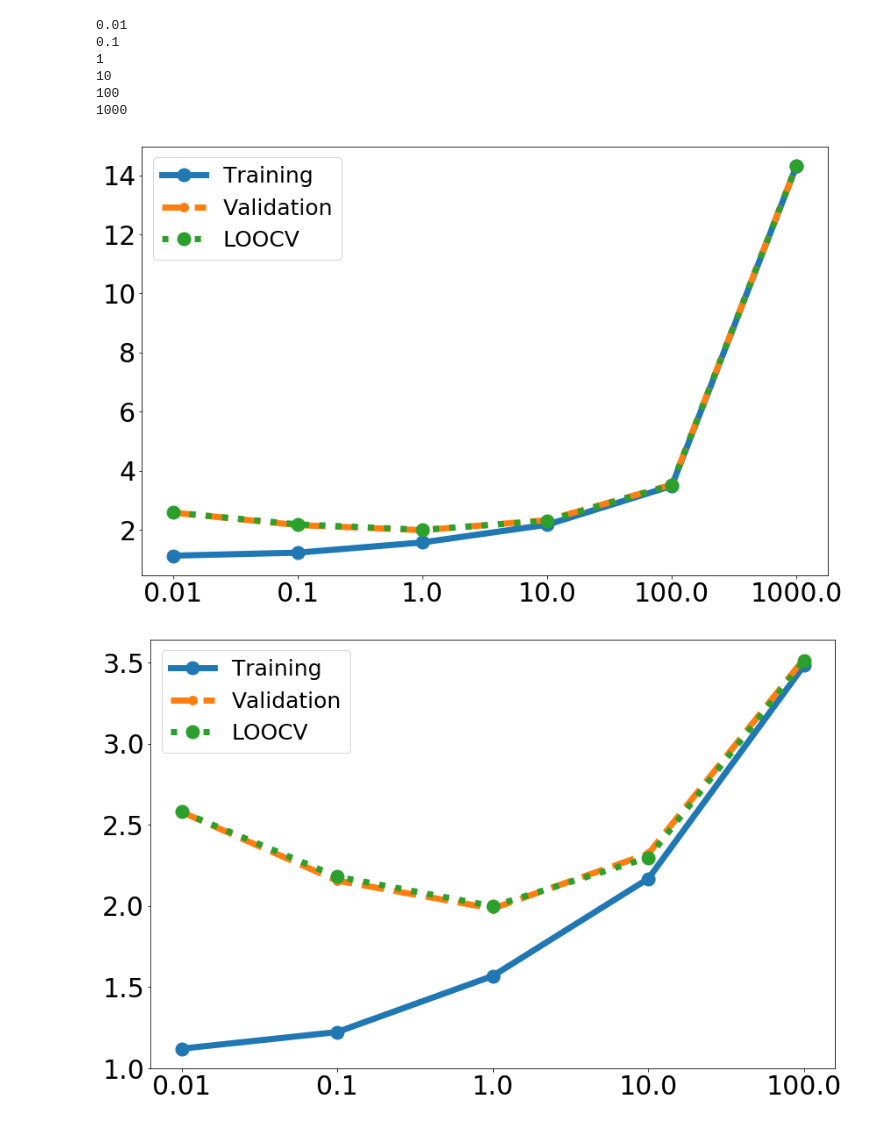
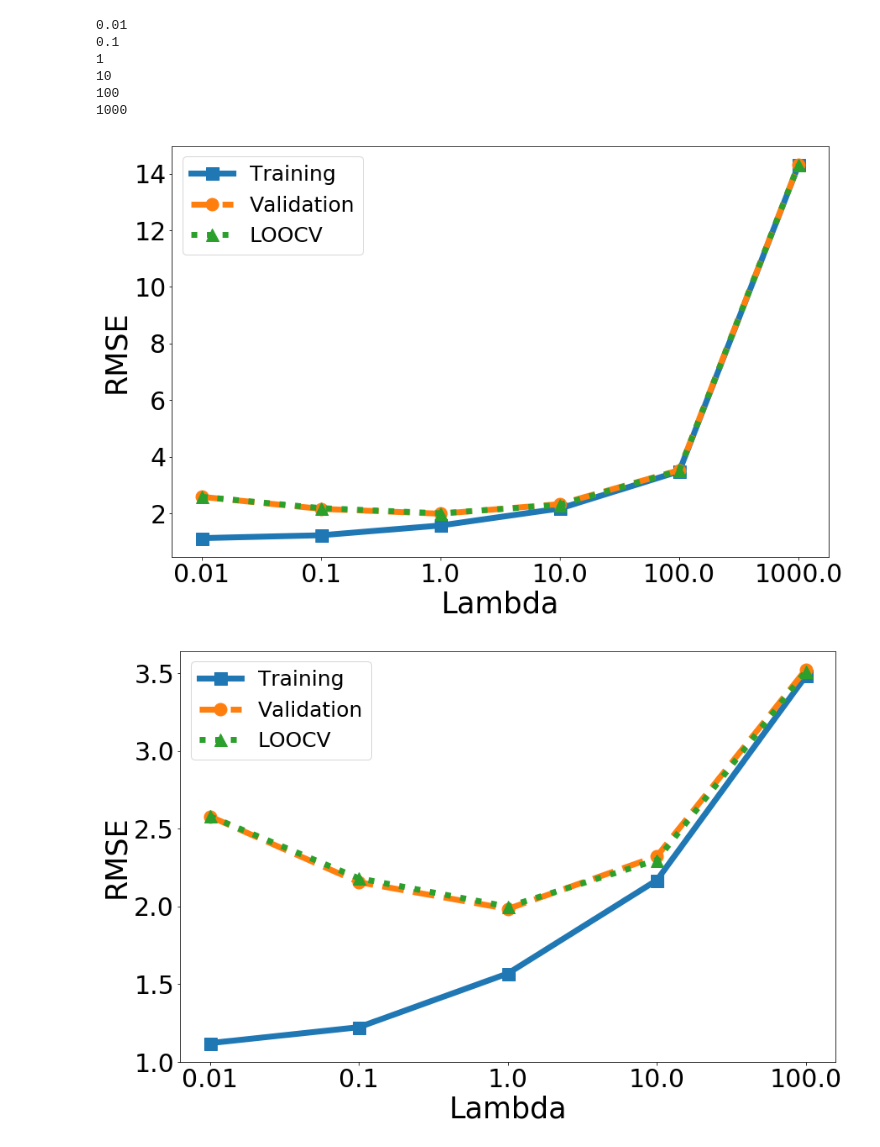
Before and after one commit to caitaozhan/CSE512-homework, a Jupyter notebook: hw2/RidgeRegression.ipynb, the cells around one changed output. Cells and saved outputs as stored; diff of their text form; code cells hidden in the pictures.

```diff
--- a/hw2/RidgeRegression.ipynb
+++ b/hw2/RidgeRegression.ipynb
@@ -499,17 +516,20 @@ for x in X_float:
     my_xticks.append(str(x))
     i += 1
 
-plt.plot(X, Y_train, linestyle='-', marker='o', markersize=15)
-plt.plot(X, Y_val, linestyle='--', marker='o', markersize=10)
-plt.plot(X, Y_loocv, linestyle=':', marker='o', markersize=15)
+plt.plot(X, Y_train, linestyle='-', marker='s', markersize=15)
+plt.plot(X, Y_val, linestyle='--', marker='o', markersize=15)
+plt.plot(X, Y_loocv, linestyle=':', marker='^', markersize=15)
 
 plt.xticks(X, my_xticks)
 
 plt.legend(['Training', 'Validation', 'LOOCV'], prop={'size':25})
+plt.xlabel('Lambda', fontsize=35)
+plt.ylabel('RMSE', fontsize=35)
+
 plt.savefig('plot/lambda1.pdf')
 plt.show()
 # %% [output]
-[figure, old version]
+[figure, new version]
 # %%
 plt.figure(figsize=(14, 9))
 rcParams['lines.linewidth'] = 7
@@ -527,34 +547,37 @@ plt.rc('legend', fontsize=SMALL_SIZE)    # legend fontsize
 plt.rc('figure', titlesize=BIGGER_SIZE) # fontsize of the figure title
 
 df_train = pd.read_csv('plot_data/training.csv', header=None)
 df_val   = pd.read_csv('plot_data/validation.csv', header=None)
 df_loocv = pd.read_csv('plot_data/loocv.csv', header=None)
 
 df_train.drop(df_train.index[-1], inplace=True)
 df_val.drop(df_val.index[-1], inplace=True)
 df_loocv.drop(df_loocv.index[-1], inplace=True)
 
 Y_train = df_train[1].tolist()
 Y_val =   df_val[1].tolist()
 Y_loocv = df_loocv[1].tolist()
 
 X_float = df_train[0].tolist()
 X = []
 my_xticks = []
 i = 0
 for x in X_float:
     X.append(i)
     my_xticks.append(str(x))
     i += 1
 
-plt.plot(X, Y_train, linestyle='-', marker='o', markersize=15)
-plt.plot(X, Y_val, linestyle='--', marker='o', markersize=10)
-plt.plot(X, Y_loocv, linestyle=':', marker='o', markersize=15)
+plt.plot(X, Y_train, linestyle='-', marker='s', markersize=15)
+plt.plot(X, Y_val, linestyle='--', marker='o', markersize=15)
+plt.plot(X, Y_loocv, linestyle=':', marker='^', markersize=15)
 
 plt.xticks(X, my_xticks)
 
 plt.legend(['Training', 'Validation', 'LOOCV'], prop={'size':25})
+plt.xlabel('Lambda', fontsize=35)
+plt.ylabel('RMSE', fontsize=35)
+
 plt.savefig('plot/lambda2.pdf')
 plt.show()
 # %% [output]
-[figure, old version]
+[figure, new version]
```
Also changed, not shown: parts of 12 cells of this notebook, 2 other files.
